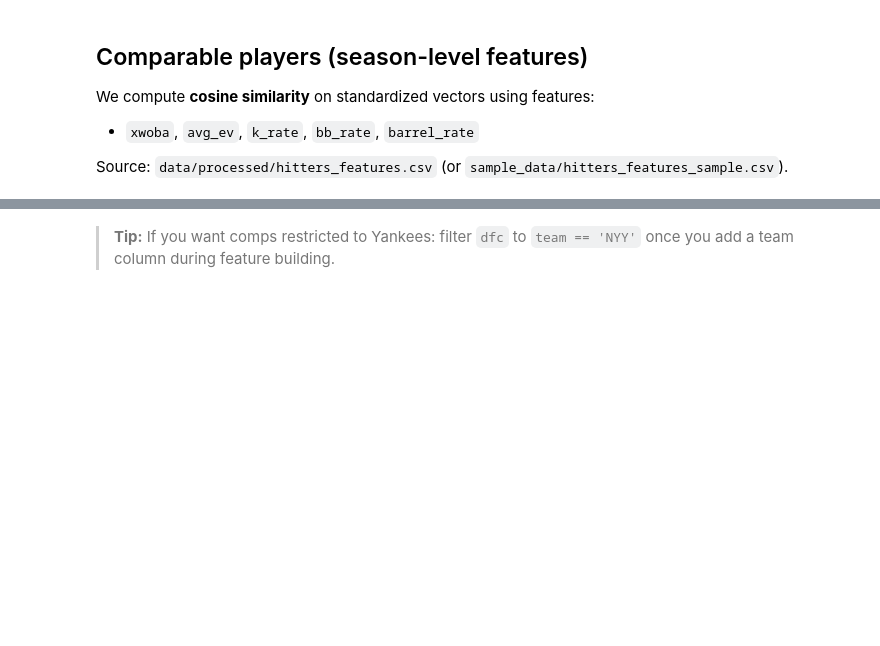
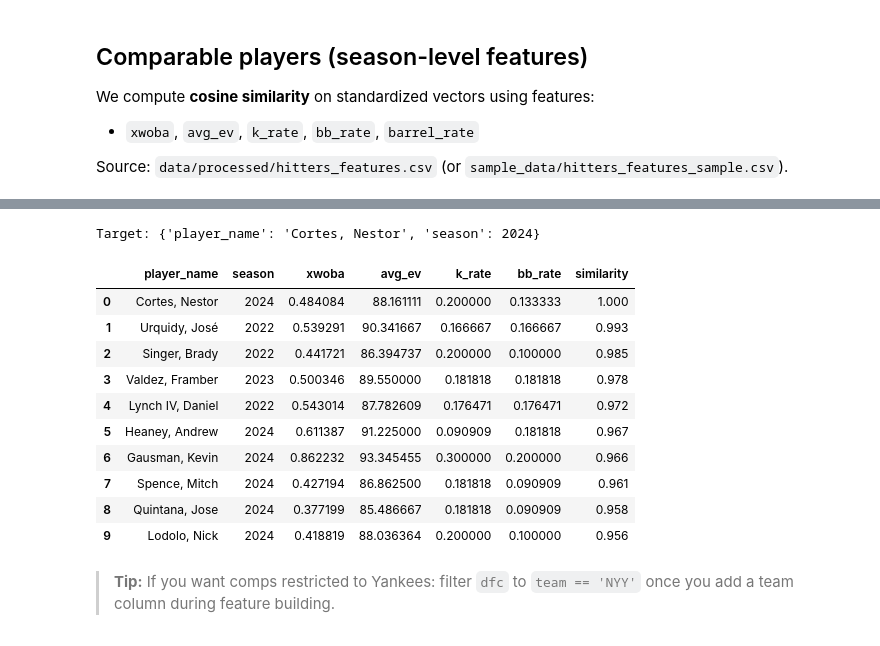
Before and after one commit to mvaliadis/teamworks-intelligence-ml-yankees, a Jupyter notebook: notebooks/yankees_2023_rolling_xwoba_and_comps.ipynb, the cells around one changed output, grey strips where cells are left out. Cells and saved outputs as stored; diff of their text form; code cells hidden in the pictures; blank space fills up the shorter version.

Commit message:
Render rolling xwoba and comps notebook

```diff
--- a/notebooks/yankees_2023_rolling_xwoba_and_comps.ipynb
+++ b/notebooks/yankees_2023_rolling_xwoba_and_comps.ipynb
@@ -167,34 +194,47 @@ display(hit.head(3))
 # %%
 # Build similarity on latest season available
-features = ["xwoba","avg_ev","k_rate","bb_rate","barrel_rate"]
+features = ["xwoba","avg_ev","k_rate","bb_rate"]
 dfc = hit.dropna(subset=features).copy()
 for c in features:
     dfc[c] = pd.to_numeric(dfc[c], errors="coerce")
 dfc = dfc.dropna(subset=features)
 
 if not dfc.empty:
     latest = int(dfc["season"].dropna().max())
     pool = dfc[dfc["season"] == latest].copy()
     # choose a target by highest PA
     pool["pa"] = pd.to_numeric(pool.get("pa", np.nan), errors="coerce")
     tgt = pool.sort_values("pa", ascending=False).head(1)
     if not tgt.empty:
         from sklearn.preprocessing import StandardScaler
         from sklearn.metrics.pairwise import cosine_similarity
         X = dfc[features].values
         scaler = StandardScaler()
         Xs = scaler.fit_transform(X)
         sim = cosine_similarity(Xs)
 
         idx = tgt.index[0]
         s = pd.Series(sim[idx], index=dfc.index, name="similarity").sort_values(ascending=False)
         comps = (dfc.loc[s.index, ["player_name","season"] + features]
                    .assign(similarity=s.values)
                    .head(10)
                    .reset_index(drop=True))
         print("Target:", dfc.loc[idx, ["player_name","season"]].to_dict())
         display(comps.style.format({"similarity": "{:.3f}"}))
 else:
     print("No season-level features found. Run the pipeline to create data/processed/hitters_features.csv.")
+# %% [output]
+Target: {'player_name': 'Cortes, Nestor', 'season': 2024}
+|  | player_name | season | xwoba | avg_ev | k_rate | bb_rate | similarity |
+| 0 | Cortes, Nestor | 2024 | 0.484084 | 88.161111 | 0.200000 | 0.133333 | 1.000 |
+| 1 | Urquidy, José | 2022 | 0.539291 | 90.341667 | 0.166667 | 0.166667 | 0.993 |
+| 2 | Singer, Brady | 2022 | 0.441721 | 86.394737 | 0.200000 | 0.100000 | 0.985 |
+| 3 | Valdez, Framber | 2023 | 0.500346 | 89.550000 | 0.181818 | 0.181818 | 0.978 |
+| 4 | Lynch IV, Daniel | 2022 | 0.543014 | 87.782609 | 0.176471 | 0.176471 | 0.972 |
+| 5 | Heaney, Andrew | 2024 | 0.611387 | 91.225000 | 0.090909 | 0.181818 | 0.967 |
+| 6 | Gausman, Kevin | 2024 | 0.862232 | 93.345455 | 0.300000 | 0.200000 | 0.966 |
+| 7 | Spence, Mitch | 2024 | 0.427194 | 86.862500 | 0.181818 | 0.090909 | 0.961 |
+| 8 | Quintana, Jose | 2024 | 0.377199 | 85.486667 | 0.181818 | 0.090909 | 0.958 |
+| 9 | Lodolo, Nick | 2024 | 0.418819 | 88.036364 | 0.200000 | 0.100000 | 0.956 |
 # %% [markdown]
 > **Tip:** If you want comps restricted to Yankees: filter `dfc` to `team == 'NYY'` once you add a team column during feature building.
```
Also changed, not shown: parts of 7 cells of this notebook.
